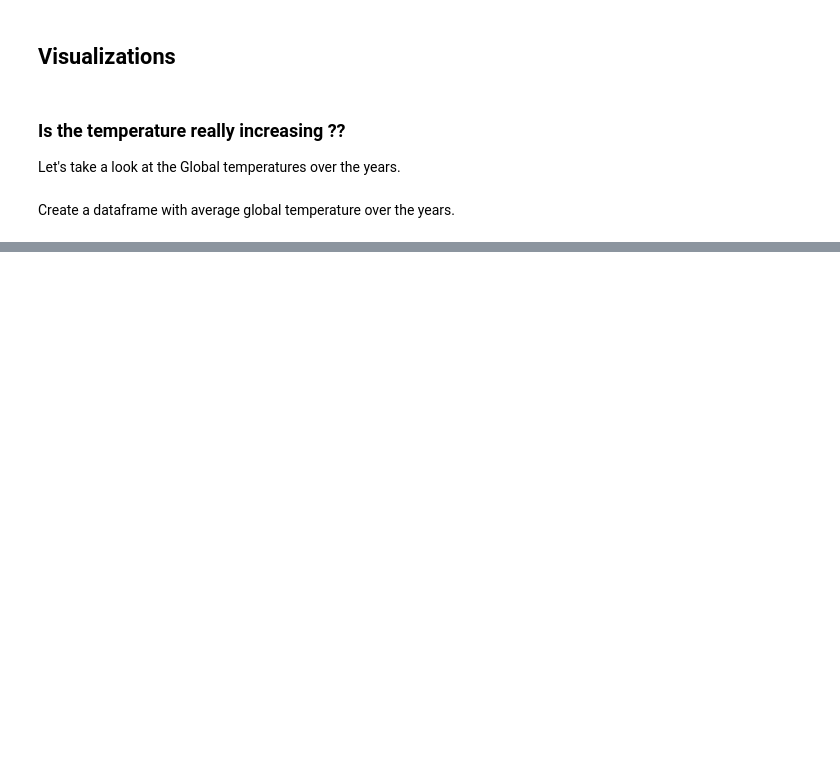
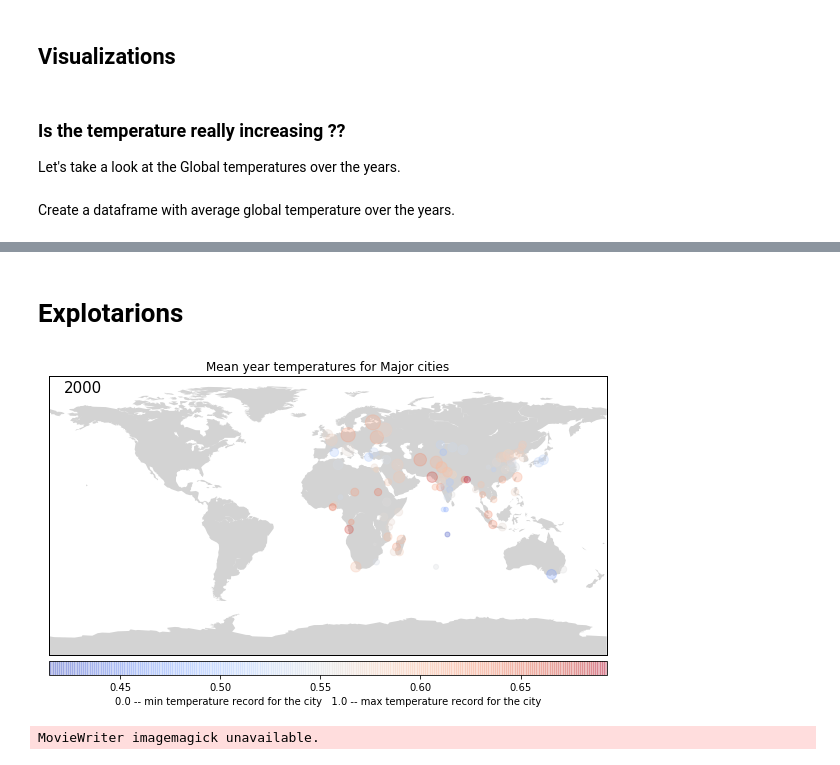
Before and after one commit to Akhil-Koppera/Climate_Change, a Jupyter notebook: Project.ipynb, the cells around one changed output, grey strips where cells are left out. Cells and saved outputs as stored; diff of their text form; code cells hidden in the pictures; blank space fills up the shorter version.

Commit message:
added conclusion and animations

```diff
--- a/Project.ipynb
+++ b/Project.ipynb
@@ -167,0 +415,2 @@ Land temperature does appear to be increasing over the years
+# %% [markdown]
+# Explotarions
@@ -167,0 +467,20 @@ Land temperature does appear to be increasing over the years
+# %%
+def get_temp_markers(city_names, year):
+    points = np.zeros(len(city_names), dtype=[('lon', float, 1),
+                                      ('lat', float, 1),
+                                      ('size',     float, 1),
+                                      ('color',    float, 1)])
+    cmap = plt.get_cmap('coolwarm')
+    for i,city in enumerate(city_names):
+        query = "SELECT YearTemp,MinTemp,MaxTemp,AvgTemp,LATITUDE,LONGITUDE from CITY_DATA where CITY = '" + city+"' AND YEAR = '"+str(year)+"'"
+        c.execute(query[0])
+        year_temp,min_temp,max_temp,avg_temp,latitude,longitude = c.fetchone()
+        lat = float(latitude[:-1]) * (-1 if latitude[-1] == 'S' else 1)
+        lon = float(longitude[:-1]) * (-1 if latitude[-1] == 'W' else 1)
+
+        points['lat'][i] = lat
+        points['lon'][i] = lon
+        points['size'][i] = 100 * abs(year_temp - avg_temp)
+        points['color'][i] = (year_temp - min_temp) / (max_temp - min_temp)
+
+    return points
@@ -167,0 +489,45 @@ Land temperature does appear to be increasing over the years
+# %%
+fig = plt.figure(figsize=(10, 10))
+cmap = plt.get_cmap('coolwarm')
+map = Basemap(projection='cyl')
+map.drawmapboundary()
+map.fillcontinents(color='lightgray', zorder=1)
+
+START_YEAR = 2000
+LAST_YEAR = 2013
+
+query ="""SELECT DISTINCT CITY FROM CITY_DATA """
+cities = pd.read_sql(query, con = conn)
+year_text = plt.text(-170, 80, str(START_YEAR),fontsize=15)
+
+temp_markers = get_temp_markers(cities.values, START_YEAR)
+xs, ys = map(temp_markers['lon'], temp_markers['lat'])
+scat = map.scatter(xs, ys, s=temp_markers['size'], c=temp_markers['color'], cmap=cmap, marker='o',
+                   alpha=0.3, zorder=10)
+
+def update(frame_number):
+    current_year = START_YEAR + (frame_number % (LAST_YEAR - START_YEAR + 1))
+
+    temp_markers = get_temp_markers(cities.values, current_year)
+    xs, ys = map(temp_markers['lon'], temp_markers['lat'])
+
+    scat.set_offsets(np.dstack((xs, ys)))
+    scat.set_color(cmap(temp_markers['color']))
+    scat.set_sizes(temp_markers['size'])
+
+    year_text.set_text(str(current_year))
+
+# # # Construct the animation, using the update function as the animation
+# # # director.
+#ani = animation.FuncAnimation(fig, update, interval=500, frames=LAST_YEAR - START_YEAR + 1)
+
+cbar = map.colorbar(scat, location='bottom')
+cbar.set_label('0.0 -- min temperature record for the city   1.0 -- max temperature record for the city')
+plt.title('Mean year temperatures for Major cities')
+plt.show()
+# %% [output]
+[figure, added]
+# %%
+ani.save('animation.gif', writer='imagemagick', fps=2)
+# %% [output]
+MovieWriter imagemagick unavailable.
```
Also changed, not shown: parts of 32 cells of this notebook.
